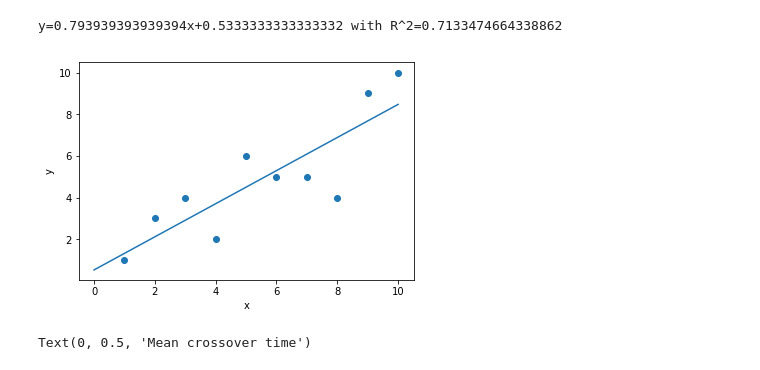
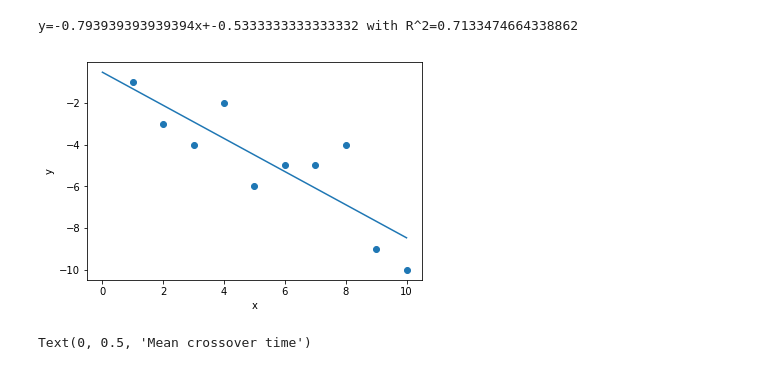
Before and after one commit to r-hoffmann/agent-based-modelling, a Jupyter notebook: graphs.ipynb, the cells around one changed output. Drawn from its saved outputs; the diff is of its cells as text; code cells hidden in the pictures.

Commit message:
cleanup and graphs

```diff
--- a/graphs.ipynb
+++ b/graphs.ipynb
@@ -189,36 +246,36 @@ Inserted run with id 186
 # Fit line to data
 
 import numpy as np
 import matplotlib.pyplot as plt
 from sklearn.linear_model import LinearRegression
 
 x = np.array([1, 2, 3, 4, 5, 6, 7, 8, 9, 10]).reshape(-1, 1)
-y = np.array([1, 3, 4, 2, 6, 5, 5, 4, 9, 10]).reshape(-1, 1)
+y = -1 * np.array([1, 3, 4, 2, 6, 5, 5, 4, 9, 10]).reshape(-1, 1)
 
 # create a linear regression model
 model = LinearRegression()
 model.fit(x, y)
 a = model.coef_
 b = model.intercept_
 R2 = model.score(x, y)
 print("y={}x+{} with R^2={}".format(a[0][0], b[0], R2))
 
 # predict y from the data
 x_new = np.linspace(0, 10, 100)
 y_new = model.predict(x_new[:, np.newaxis])
 
 # plot the results
 ax = plt.axes()
 ax.scatter(x, y)
 ax.plot(x_new, y_new)
 
 ax.set_xlabel('x')
 ax.set_ylabel('y')
 
 plt.show()
 # %% [output]
-y=0.793939393939394x+0.5333333333333332 with R^2=0.7133474664338862
+y=-0.793939393939394x+-0.5333333333333332 with R^2=0.7133474664338862
-[figure, old version]
+[figure, new version]
 # %%
 interact(plots_1, p_spawn=(0.1, 1, 0.1), max_speed_horizontal=(3, 24), max_speed_vertical=(3, 24))
 # %%
```
Also changed, not shown: parts of 4 cells of this notebook, 6 other files.
